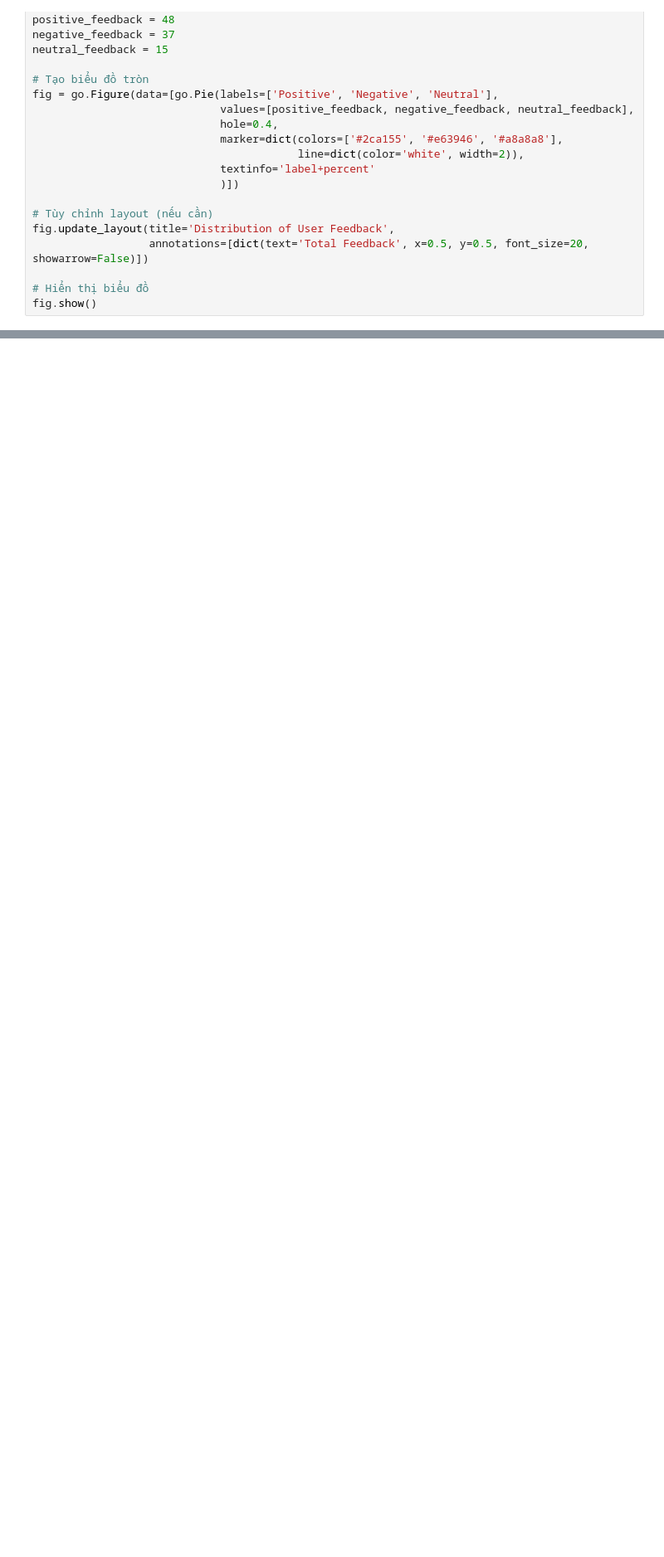
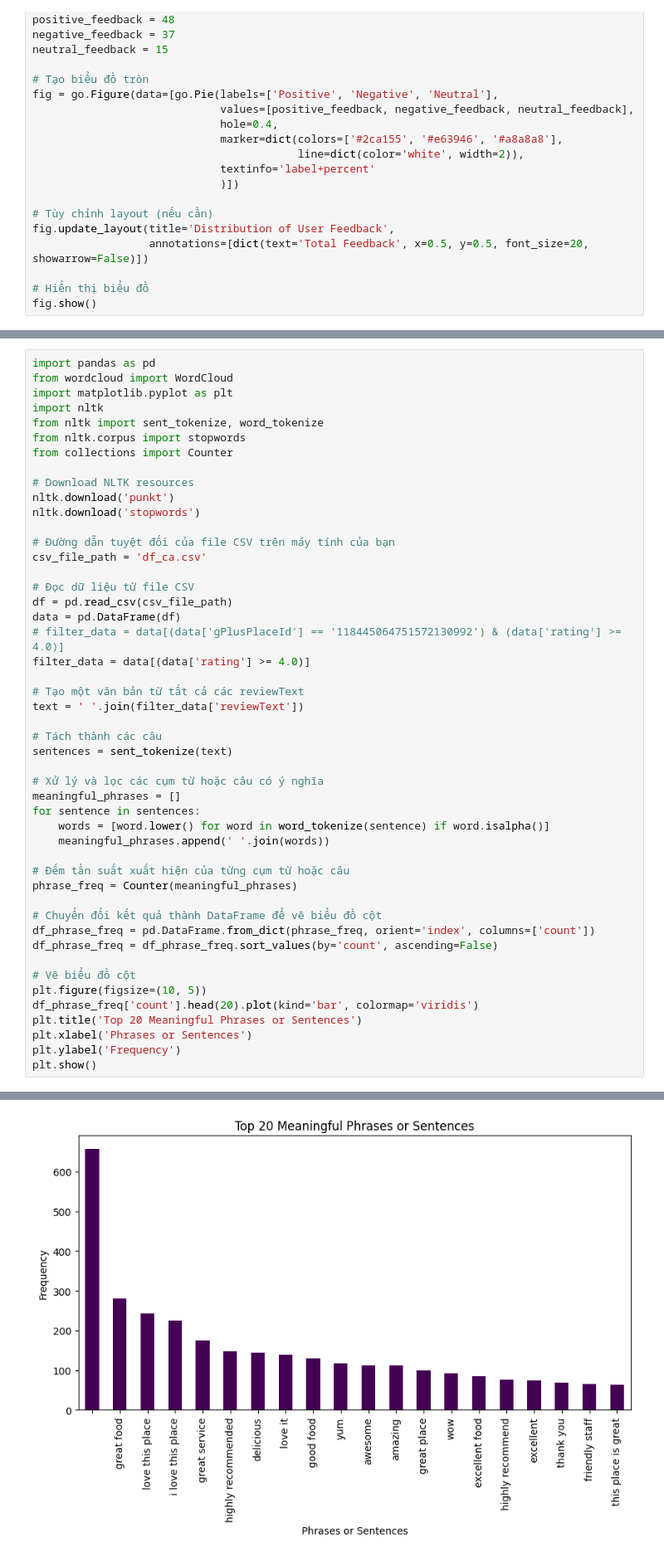
Before and after one commit to NunNunIT/IE212.O11.Group7, a Jupyter notebook: visualization/request.ipynb, the cells around one changed output, grey strips where cells are left out. Shown at 83% size. Drawn from its saved outputs; the diff is of its cells as text; blank space fills up the shorter version.

```diff
--- a/visualization/request.ipynb
+++ b/visualization/request.ipynb
@@ -451,0 +530,49 @@ fig.show()
+# %%
+import pandas as pd
+from wordcloud import WordCloud
+import matplotlib.pyplot as plt
+import nltk
+from nltk import sent_tokenize, word_tokenize
+from nltk.corpus import stopwords
+from collections import Counter
+
+# Download NLTK resources
+nltk.download('punkt')
+nltk.download('stopwords')
+
+# Đường dẫn tuyệt đối của file CSV trên máy tính của bạn
+csv_file_path = 'df_ca.csv'
+
+# Đọc dữ liệu từ file CSV
+df = pd.read_csv(csv_file_path)
+data = pd.DataFrame(df)
+# filter_data = data[(data['gPlusPlaceId'] == '118445064751572130992') & (data['rating'] >= 4.0)]
+filter_data = data[(data['rating'] >= 4.0)]
+
+# Tạo một văn bản từ tất cả các reviewText
+text = ' '.join(filter_data['reviewText'])
+
+# Tách thành các câu
+sentences = sent_tokenize(text)
+
+# Xử lý và lọc các cụm từ hoặc câu có ý nghĩa
+meaningful_phrases = []
+for sentence in sentences:
+    words = [word.lower() for word in word_tokenize(sentence) if word.isalpha()]
+    meaningful_phrases.append(' '.join(words))
+
+# Đếm tần suất xuất hiện của từng cụm từ hoặc câu
+phrase_freq = Counter(meaningful_phrases)
+
+# Chuyển đổi kết quả thành DataFrame để vẽ biểu đồ cột
+df_phrase_freq = pd.DataFrame.from_dict(phrase_freq, orient='index', columns=['count'])
+df_phrase_freq = df_phrase_freq.sort_values(by='count', ascending=False)
+
+# Vẽ biểu đồ cột
+plt.figure(figsize=(10, 5))
+df_phrase_freq['count'].head(20).plot(kind='bar', colormap='viridis')
+plt.title('Top 20 Meaningful Phrases or Sentences')
+plt.xlabel('Phrases or Sentences')
+plt.ylabel('Frequency')
+plt.show()
+# %% [output]
@@ -451,0 +585 @@ fig.show()
+[figure, added]
```
Also changed, not shown: parts of 11 cells of this notebook, 8 other files.
